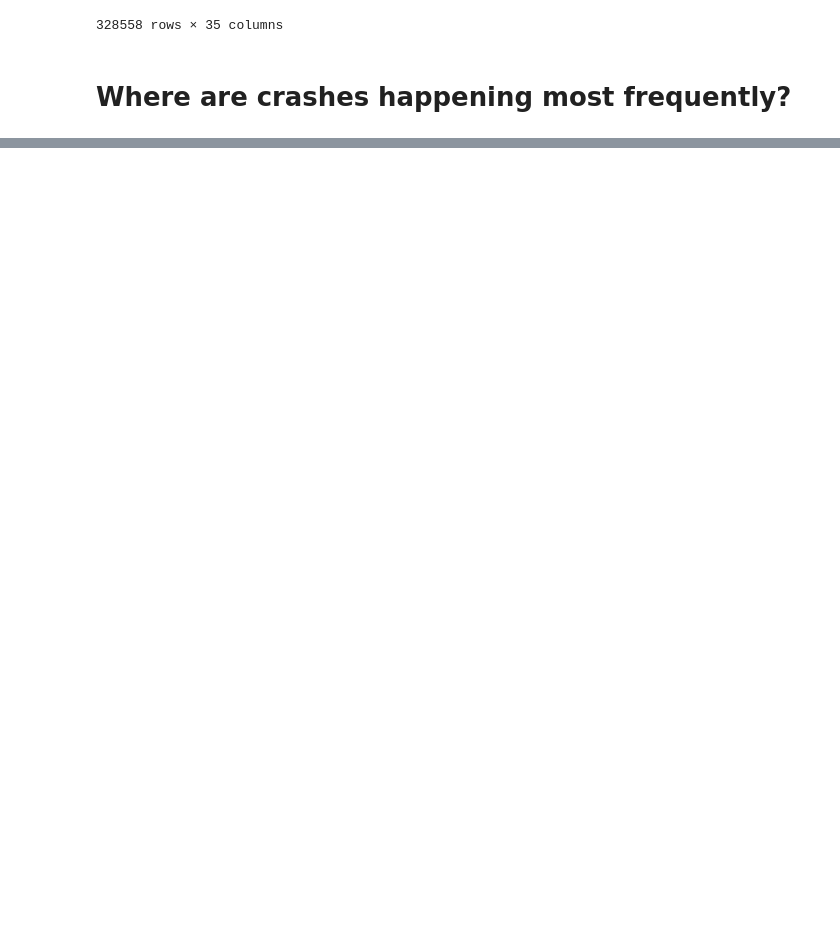
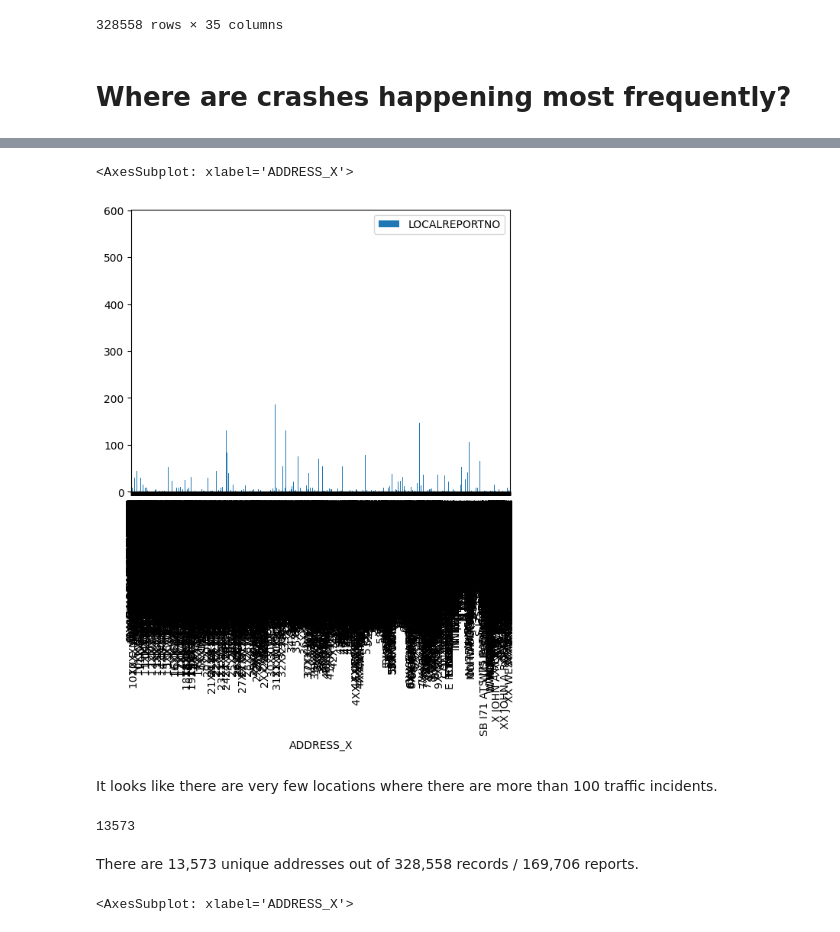
Before and after one commit to erntan/traffic_cincy, a Jupyter notebook: 00_crash_data.ipynb, the cells around one changed output, grey strips where cells are left out. Saved outputs shown, nothing was run; the diff lists cells and outputs as text; code cells hidden in the pictures; blank space fills up the shorter version.

Commit message:
Created address/incident df.

```diff
--- a/00_crash_data.ipynb
+++ b/00_crash_data.ipynb
@@ -441,0 +473,13 @@ data.sort_values(by = 'LOCALREPORTNO')
+# %%
+data[['LOCALREPORTNO', 'ADDRESS_X']].groupby('ADDRESS_X').nunique().plot(kind='bar')
+# %% [output]
+<AxesSubplot: xlabel='ADDRESS_X'>
+[figure, added]
+# %% [markdown]
+It looks like there are very few locations where there are more than 100 traffic incidents.
+# %%
+data.ADDRESS_X.nunique()
+# %% [output]
+13573
+# %% [markdown]
+There are 13,573 unique addresses out of 328,558 records / 169,706 reports.
@@ -441,0 +488,4 @@ data.sort_values(by = 'LOCALREPORTNO')
+# %%
+addr_incs.groupby('ADDRESS_X').nunique().plot(kind='bar')
+# %% [output]
+<AxesSubplot: xlabel='ADDRESS_X'>
```
Also changed, not shown: parts of 3 cells of this notebook.
